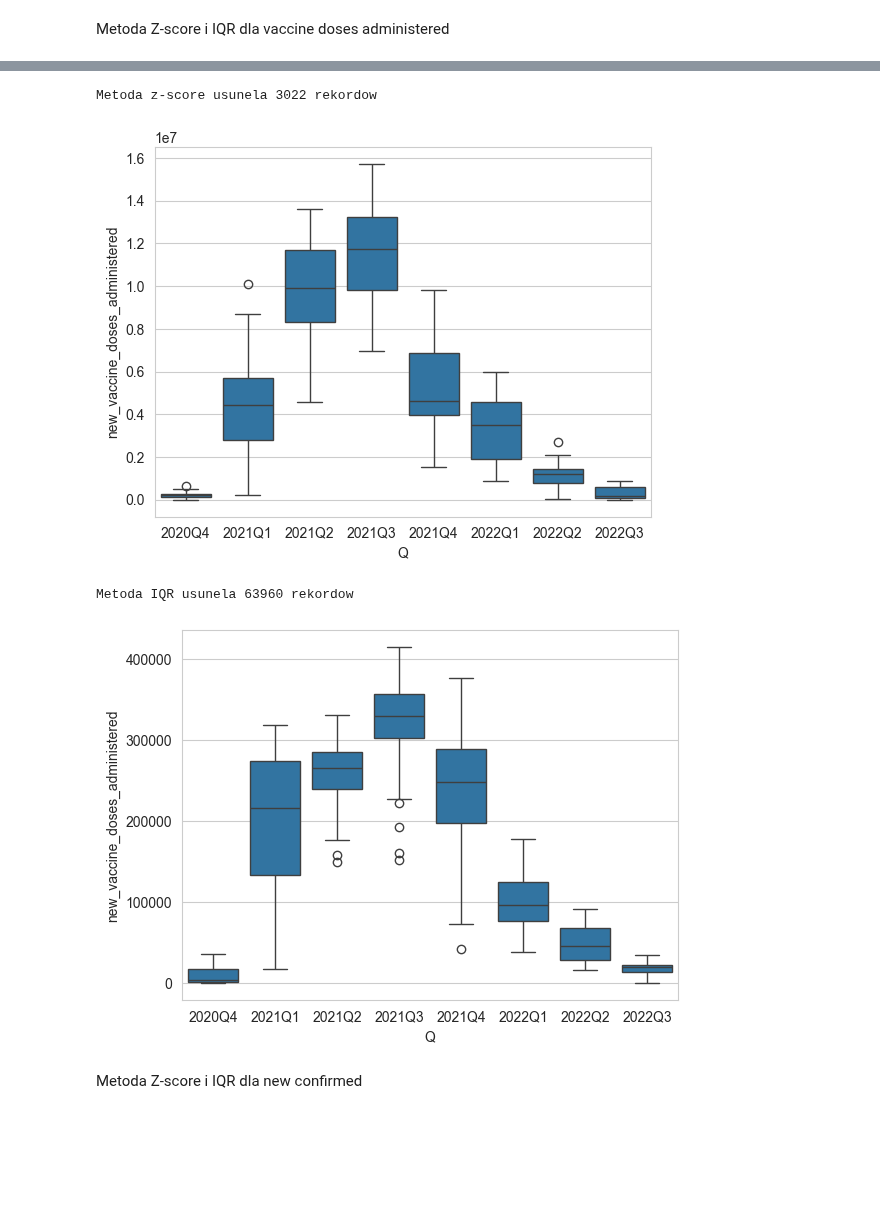
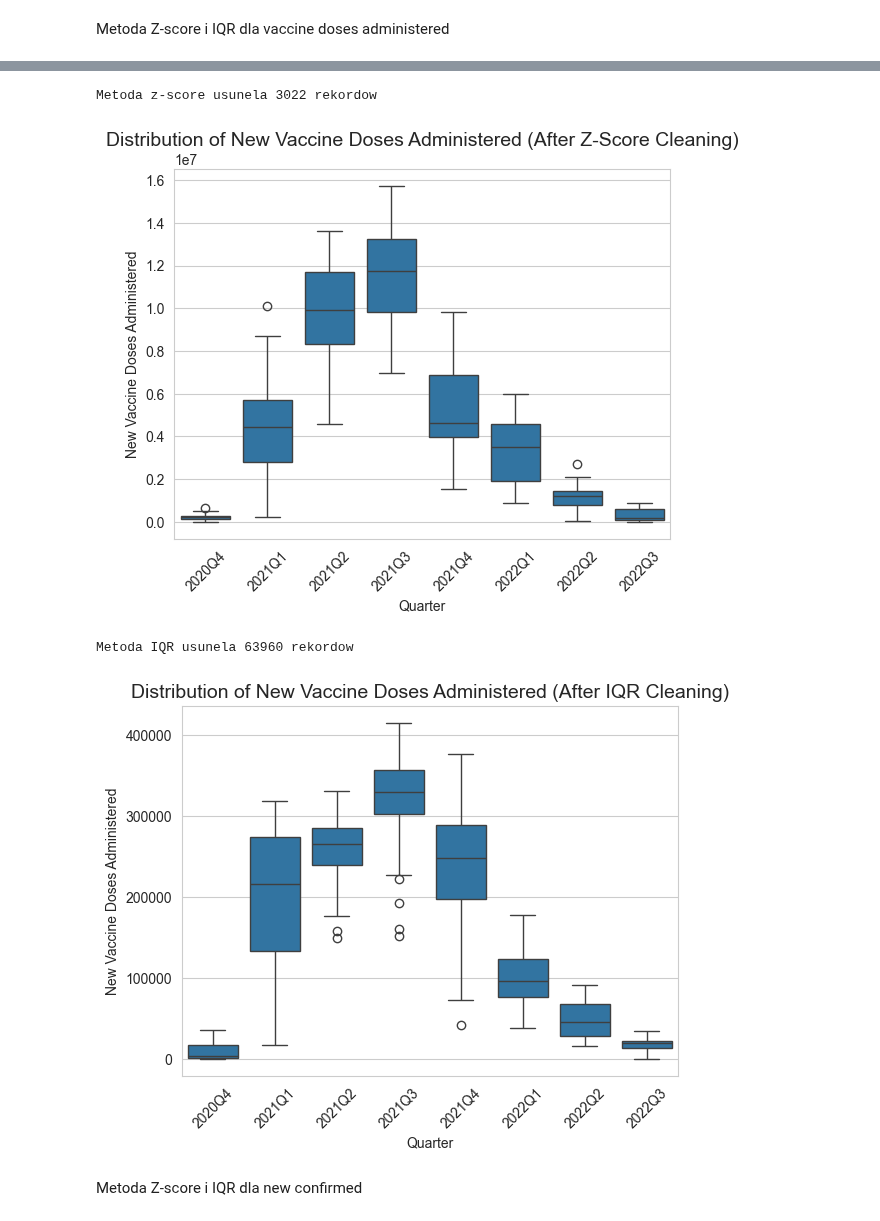
Before and after one commit to JakubKaczmarek5764/BigData1, a Jupyter notebook: zad2.ipynb, the cells around one changed output, grey strips where cells are left out. Cells and saved outputs as stored; diff of their text form; code cells hidden in the pictures; blank space fills up the shorter version.

```diff
--- a/zad2.ipynb
+++ b/zad2.ipynb
@@ -233,6 +233,10 @@ from scipy.stats import zscore
 administered_df = df.groupby('date')['new_vaccine_doses_administered'].sum().reset_index()
 administered_df['Q'] = administered_df['date'].dt.to_period('Q').astype(str)
 sns.boxplot(x='Q', y='new_vaccine_doses_administered', data=administered_df)
+plt.title('Distribution of New Vaccine Doses Administered (Before Cleaning)', fontsize=14)
+plt.xlabel('Quarter')
+plt.ylabel('New Vaccine Doses Administered')
+plt.xticks(rotation=45)
 plt.show()
 
 #zscore
@@ -246,6 +250,10 @@ print("Metoda z-score usunela", df.shape[0] - cleaned_vaccine_doses_administered
 cleaned_vaccine_doses_administered_zscore_df = cleaned_vaccine_doses_administered_zscore_df.groupby('date')['new_vaccine_doses_administered'].sum().reset_index()
 cleaned_vaccine_doses_administered_zscore_df['Q'] = cleaned_vaccine_doses_administered_zscore_df['date'].dt.to_period('Q').astype(str)
 sns.boxplot(x='Q', y='new_vaccine_doses_administered', data=cleaned_vaccine_doses_administered_zscore_df)
+plt.title('Distribution of New Vaccine Doses Administered (After Z-Score Cleaning)', fontsize=14)
+plt.xlabel('Quarter')
+plt.ylabel('New Vaccine Doses Administered')
+plt.xticks(rotation=45)
 plt.show()
 # IQR
 
@@ -259,5 +267,9 @@ print("Metoda IQR usunela", df.shape[0] - cleaned_vaccine_doses_administered_iqr
 cleaned_vaccine_doses_administered_iqr_df = cleaned_vaccine_doses_administered_iqr_df.groupby('date')['new_vaccine_doses_administered'].sum().reset_index()
 cleaned_vaccine_doses_administered_iqr_df['Q'] = cleaned_vaccine_doses_administered_iqr_df['date'].dt.to_period('Q').astype(str)
 sns.boxplot(x='Q', y='new_vaccine_doses_administered', data=cleaned_vaccine_doses_administered_iqr_df)
+plt.title('Distribution of New Vaccine Doses Administered (After IQR Cleaning)', fontsize=14)
+plt.xlabel('Quarter')
+plt.ylabel('New Vaccine Doses Administered')
+plt.xticks(rotation=45)
 plt.show()
 # %% [output]
@@ -265,7 +277,7 @@ plt.show()
 Metoda z-score usunela 3022 rekordow
-[figure, old version]
+[figure, new version]
 Metoda IQR usunela 63960 rekordow
-[figure, old version]
+[figure, new version]
 # %% [markdown]
 Metoda Z-score i IQR dla new confirmed
 # %%
```
Also changed, not shown: parts of 2 cells of this notebook.
